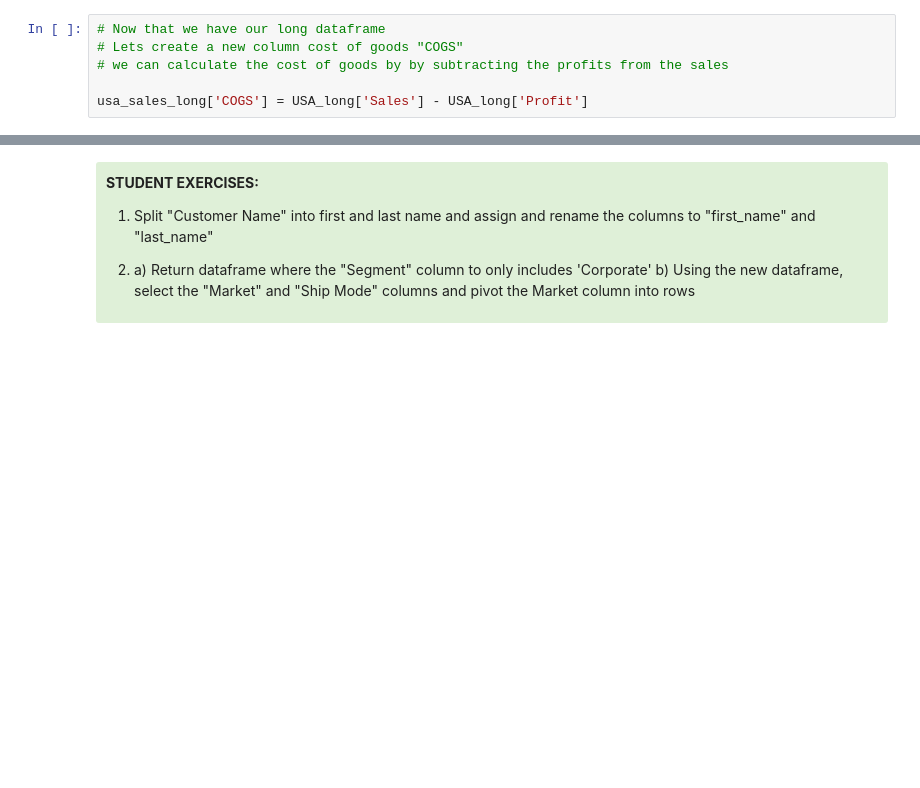
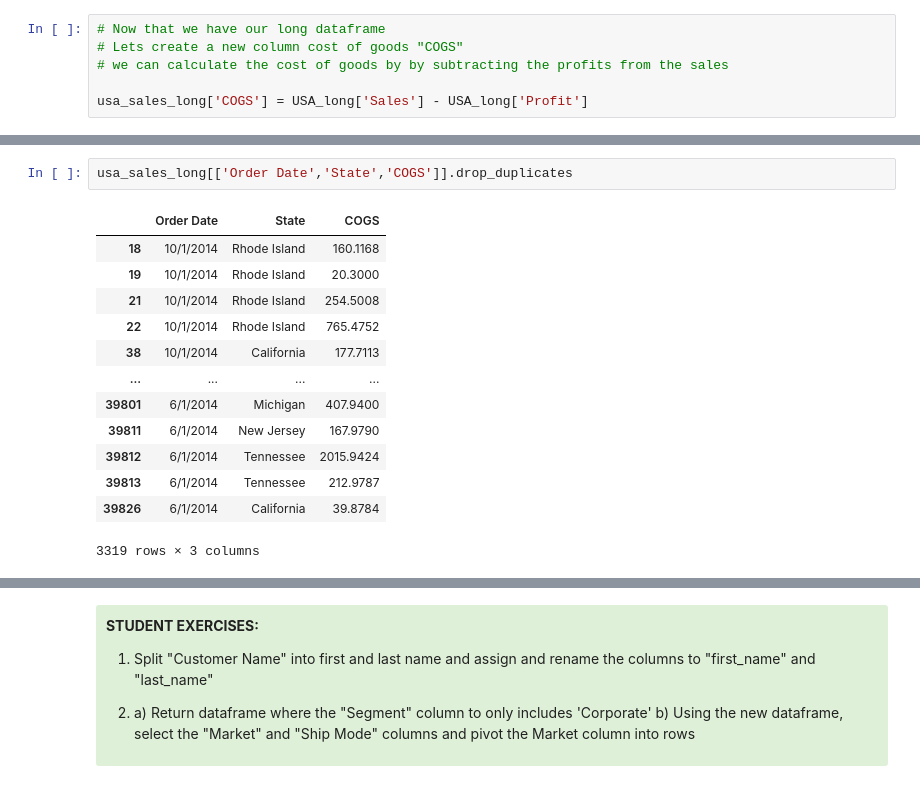
Before and after one commit to AllenInstitute/swdb_2022_python_bootcamp, a Jupyter notebook: PythonBootcamp/06_Introduction_to_Pandas.ipynb, the cells around one changed output, grey strips where cells are left out. Cells and saved outputs as stored; diff of their text form; blank space fills up the shorter version.

```diff
--- a/PythonBootcamp/06_Introduction_to_Pandas.ipynb
+++ b/PythonBootcamp/06_Introduction_to_Pandas.ipynb
@@ -1295,3 +1309,19 @@ Parameters:
 * <code>values</code> (optional): Column(s) to use for populating new frame’s values. If not specified, all remaining columns will be used and the result will have hierarchically indexed columns.
 
 <img src="support_files/images/pandas/pandas_pivot_b.png" width ='550'>
+# %%
+usa_sales_long[['Order Date','State','COGS']].drop_duplicates
+# %% [output]
+|  | Order Date | State | COGS |
+| 18 | 10/1/2014 | Rhode Island | 160.1168 |
+| 19 | 10/1/2014 | Rhode Island | 20.3000 |
+| 21 | 10/1/2014 | Rhode Island | 254.5008 |
+| 22 | 10/1/2014 | Rhode Island | 765.4752 |
+| 38 | 10/1/2014 | California | 177.7113 |
+| ... | ... | ... | ... |
+| 39801 | 6/1/2014 | Michigan | 407.9400 |
+| 39811 | 6/1/2014 | New Jersey | 167.9790 |
+| 39812 | 6/1/2014 | Tennessee | 2015.9424 |
+| 39813 | 6/1/2014 | Tennessee | 212.9787 |
+| 39826 | 6/1/2014 | California | 39.8784 |
+3319 rows × 3 columns
```
Also changed, not shown: parts of 34 cells of this notebook.
